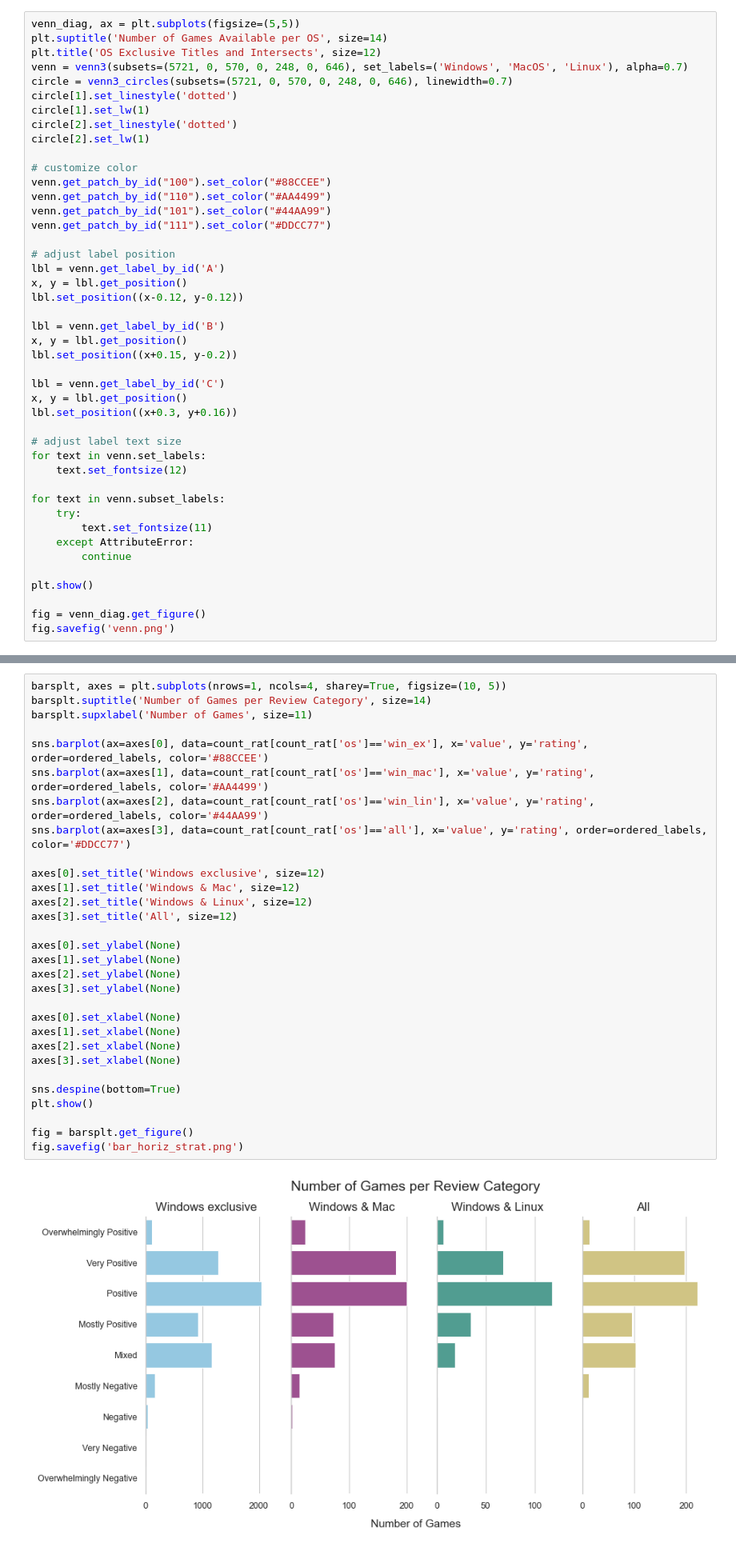
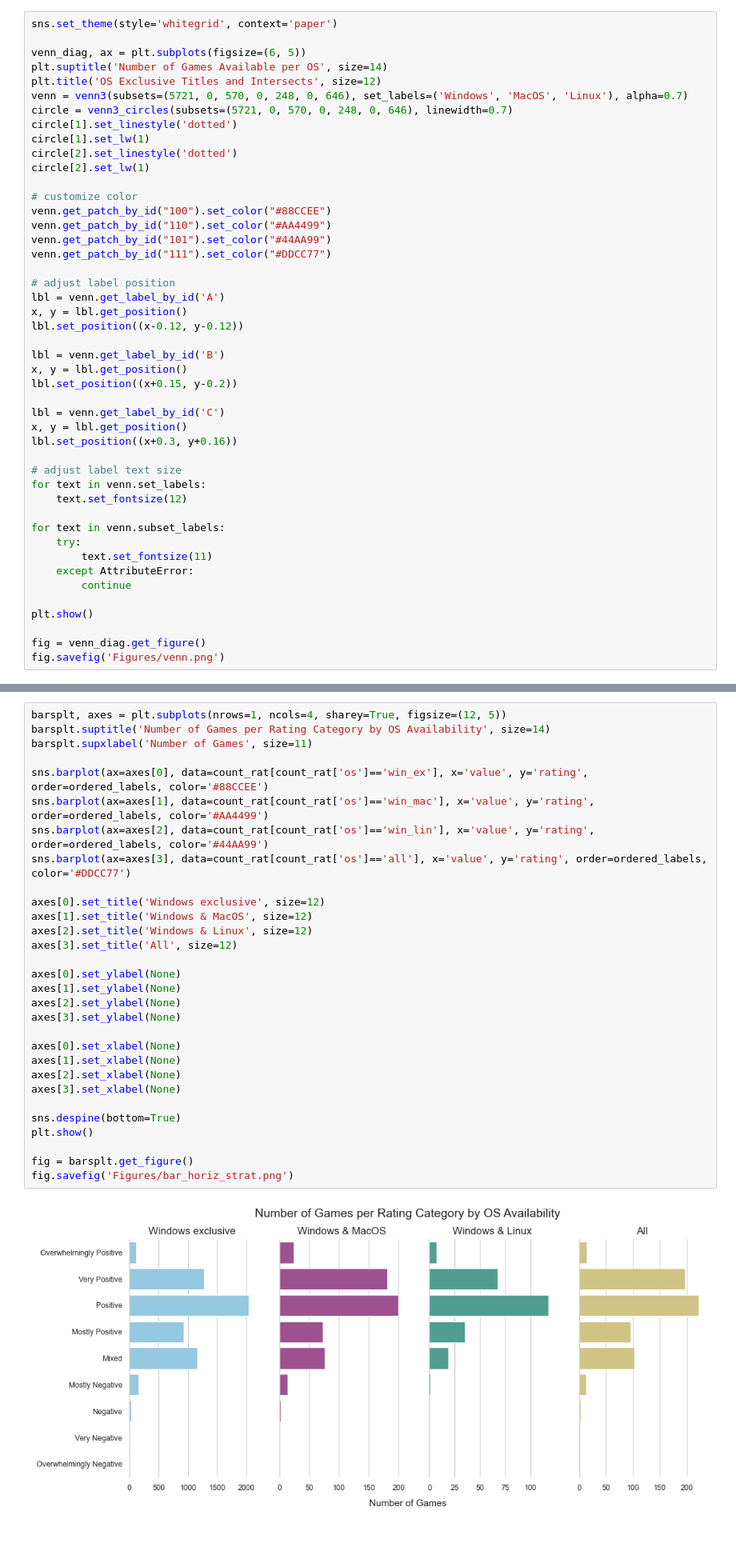
Before and after one commit to svenj-a/EDAV, a Jupyter notebook: EDAV01.ipynb, the cells around one changed output, grey strips where cells are left out. Shown at 80% size. Cells and saved outputs as stored; diff of their text form.

```diff
--- a/EDAV01.ipynb
+++ b/EDAV01.ipynb
@@ -173,7 +230,9 @@ venn_count
 | 5 | Mac_Lin | 0 |
 | 6 | All | 646 |
 # %%
-venn_diag, ax = plt.subplots(figsize=(5,5))
+sns.set_theme(style='whitegrid', context='paper')
+
+venn_diag, ax = plt.subplots(figsize=(6, 5))
 plt.suptitle('Number of Games Available per OS', size=14)
 plt.title('OS Exclusive Titles and Intersects', size=12)
 venn = venn3(subsets=(5721, 0, 570, 0, 248, 0, 646), set_labels=('Windows', 'MacOS', 'Linux'), alpha=0.7)
@@ -215,6 +274,6 @@ for text in venn.subset_labels:
 plt.show()
 
 fig = venn_diag.get_figure()
-fig.savefig('venn.png')
+fig.savefig('Figures/venn.png')
 # %% [output]
 [figure]
@@ -291,32 +330,32 @@ fig.savefig('bar_grouped_strat.png')
 # %%
-barsplt, axes = plt.subplots(nrows=1, ncols=4, sharey=True, figsize=(10, 5))
-barsplt.suptitle('Number of Games per Review Category', size=14)
+barsplt, axes = plt.subplots(nrows=1, ncols=4, sharey=True, figsize=(12, 5))
+barsplt.suptitle('Number of Games per Rating Category by OS Availability', size=14)
 barsplt.supxlabel('Number of Games', size=11)
 
 sns.barplot(ax=axes[0], data=count_rat[count_rat['os']=='win_ex'], x='value', y='rating', order=ordered_labels, color='#88CCEE')
 sns.barplot(ax=axes[1], data=count_rat[count_rat['os']=='win_mac'], x='value', y='rating', order=ordered_labels, color='#AA4499')
 sns.barplot(ax=axes[2], data=count_rat[count_rat['os']=='win_lin'], x='value', y='rating', order=ordered_labels, color='#44AA99')
 sns.barplot(ax=axes[3], data=count_rat[count_rat['os']=='all'], x='value', y='rating', order=ordered_labels, color='#DDCC77')
 
 axes[0].set_title('Windows exclusive', size=12)
-axes[1].set_title('Windows & Mac', size=12)
+axes[1].set_title('Windows & MacOS', size=12)
 axes[2].set_title('Windows & Linux', size=12)
 axes[3].set_title('All', size=12)
 
 axes[0].set_ylabel(None)
 axes[1].set_ylabel(None)
 axes[2].set_ylabel(None)
 axes[3].set_ylabel(None)
 
 axes[0].set_xlabel(None)
 axes[1].set_xlabel(None)
 axes[2].set_xlabel(None)
 axes[3].set_xlabel(None)
 
 sns.despine(bottom=True)
 plt.show()
 
 fig = barsplt.get_figure()
-fig.savefig('bar_horiz_strat.png')
+fig.savefig('Figures/bar_horiz_strat.png')
 # %% [output]
-[figure, old version]
+[figure, new version]
```
Also changed, not shown: parts of 11 cells of this notebook.
